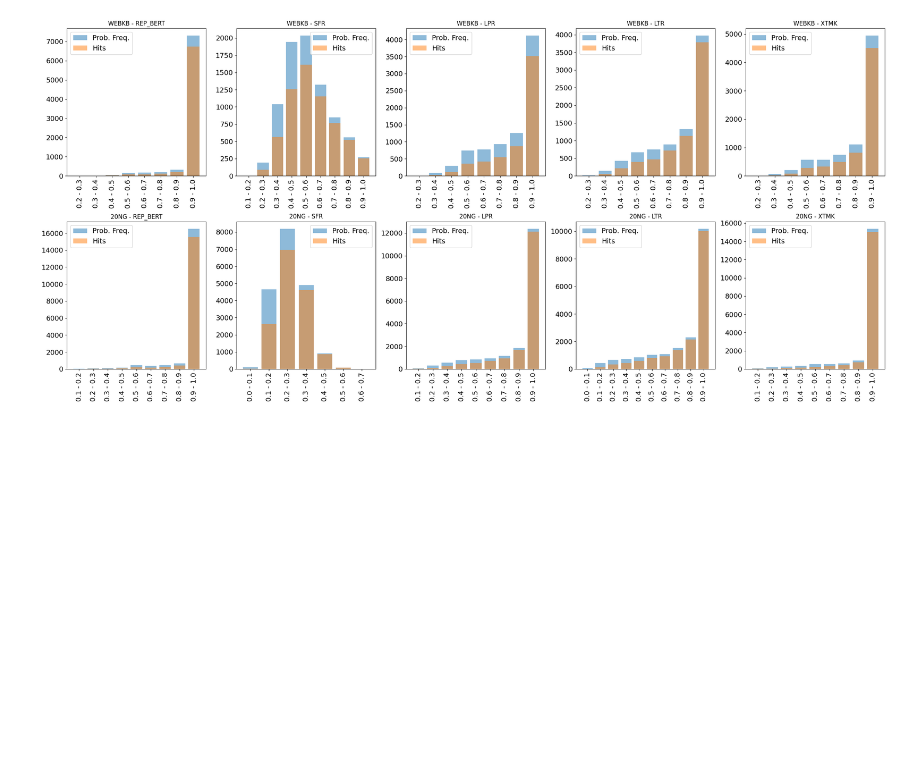
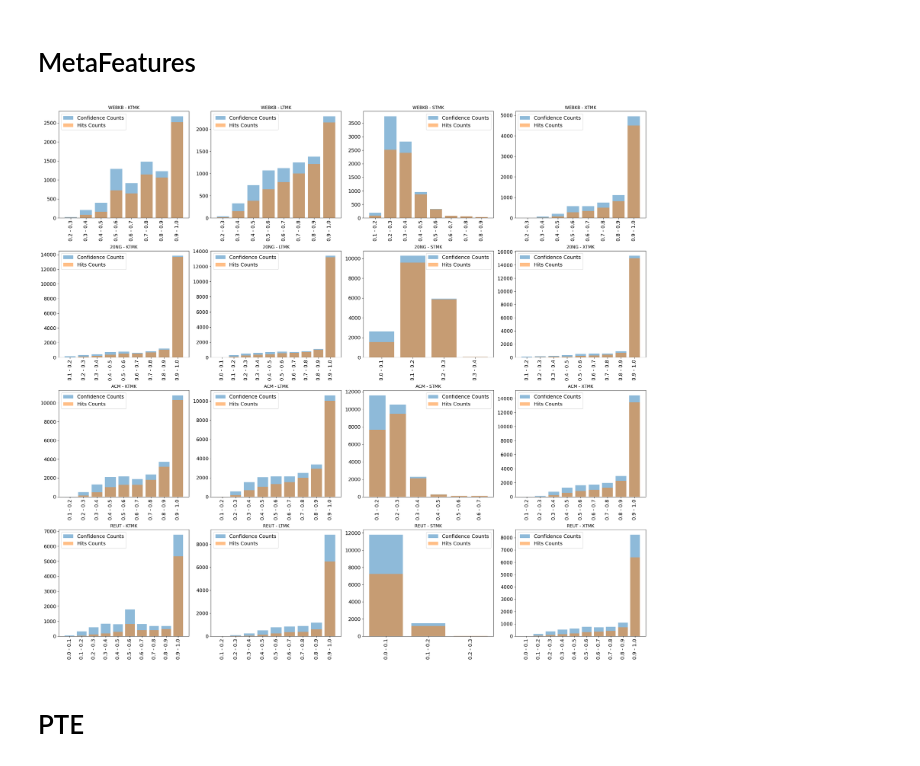
Before and after one commit to warSantos/MS, a Jupyter notebook: analysis/analysis_stacking/hits_by_probs.ipynb, the cells around one changed output. Cells and saved outputs as stored; diff of their text form; code cells hidden in the pictures; blank space fills up the shorter version.

```diff
--- a/analysis/analysis_stacking/hits_by_probs.ipynb
+++ b/analysis/analysis_stacking/hits_by_probs.ipynb
@@ -14,7 +16,7 @@ from utils import get_datasets
 # %%
 DATASETS = ["webkb", "20ng", "acm", "reut"]
 
-CLFS = ["rep_bert", "sfr", "lpr", "ltr", "xtmk"]
+CLFS = ["kpr", "ktr", "lpr", "ltr", "sfr", "stmk", "xfr", "xpr", "xtr", "kfr", "ktmk", "lfr", "ltmk", "spr", "str", "xlnet_softmax", "xtmk", "rep_bert"]
 # %%
 pd_datasets = get_datasets(DATASETS)
 # %%
@@ -30,47 +32,60 @@ for dset in DATASETS:
 # %%
 def plot_bar(probas, hits):
     unique, counts = np.unique(probas, return_counts=True)
-    pcount = dict(zip(unique, counts))
+    confidence_count = dict(zip(unique, counts))
 
     y1 = []; y2 = []
-    keys = list(pcount.keys())
+    keys = list(confidence_count.keys())
     keys.sort()
     labels = []
     for key in keys:
-        y1.append(pcount[key])
+        y1.append(confidence_count[key])
         y2.append( hits[key] if key in hits else 0 )
-        labels.append(f"{key} - {np.round(key + 0.1, decimals=1)}")
+        upper_key = np.round(key + 0.1, decimals=1)
+        labels.append(f"{key} - {upper_key}")
     x = np.arange(len(y1))
 
-    plt.bar(x, y1, alpha=0.5, label="Prob. Freq.")
-    plt.bar(x, y2, alpha=0.5, label="Hits")
+    plt.bar(x, y1, alpha=0.5, label="Confidence Counts")
+    plt.bar(x, y2, alpha=0.5, label="Hits Counts")
     _ = plt.xticks(ticks=x, labels=labels, rotation=90)
     plt.legend(fontsize=14)
 # %%
 def plot_proba_dist(d_probas, pd_datasets, dset, clf):
-    pred = d_probas[dset][clf].argmax(axis=1)
+    predictions = d_probas[dset][clf].argmax(axis=1)
     probas = []
     hits = {}
     df = pd_datasets[dset]
-    for idx, pclass in enumerate(pred):
-        bean = np.trunc(d_probas[dset][clf][idx][pclass] * 10) / 10
-        probas.append( 0.9 if bean >= 1 else bean )
-        if pclass == df.classes.values[idx]:
+    hits_count = 0
+    # For each prediction
+    for idx, predicted_class in enumerate(predictions):
+        # Getting the probability of the predicted class
+        probability = d_probas[dset][clf][idx][predicted_class] * 10
+        bean = np.trunc(probability) / 10
+        bean = 0.9 if bean >= 1 else bean
+        probas.append(bean)
+        if predicted_class == df.classes.values[idx]:
             if bean not in hits:
                 hits[bean] = 0
             hits[bean] += 1
+            hits_count += 1
 
+    #print(f"{dset.upper()} - {clf.upper()} - MaF1: {f1_score(d_labels[dset], predictions, average='macro')} - Hits {hits_count}")
     plot_bar(probas, hits)
+# %% [markdown]
+# MetaFeatures
 # %%
-grid_data = ["webkb", "20ng"]
-plt.figure(figsize=(24, 11))
-for plot_idx, (dset, clf) in enumerate(product(grid_data, CLFS)):
-    plt.subplot(len(grid_data), len(CLFS), plot_idx + 1)
+CLFS_PLOT = ["ktmk", "ltmk", "stmk", "xtmk"]
+grid_data = ["webkb", "20ng", "acm", "reut"]
+plt.figure(figsize=(24, 22))
+for plot_idx, (dset, clf) in enumerate(product(grid_data, CLFS_PLOT)):
+    plt.subplot(len(grid_data), len(CLFS_PLOT), plot_idx + 1)
     plot_proba_dist(d_probas, pd_datasets, dset, clf)
     plt.title(f"{dset.upper()} - {clf.upper()}")
     _ = plt.xticks(fontsize=14)
     _ = plt.yticks(fontsize=14)
 plt.tight_layout()
 # %% [output]
-[figure, old version]
+[figure, new version]
+# %% [markdown]
+# PTE
 # %%
```
Also changed, not shown: parts of 6 cells of this notebook, 11 other files.
